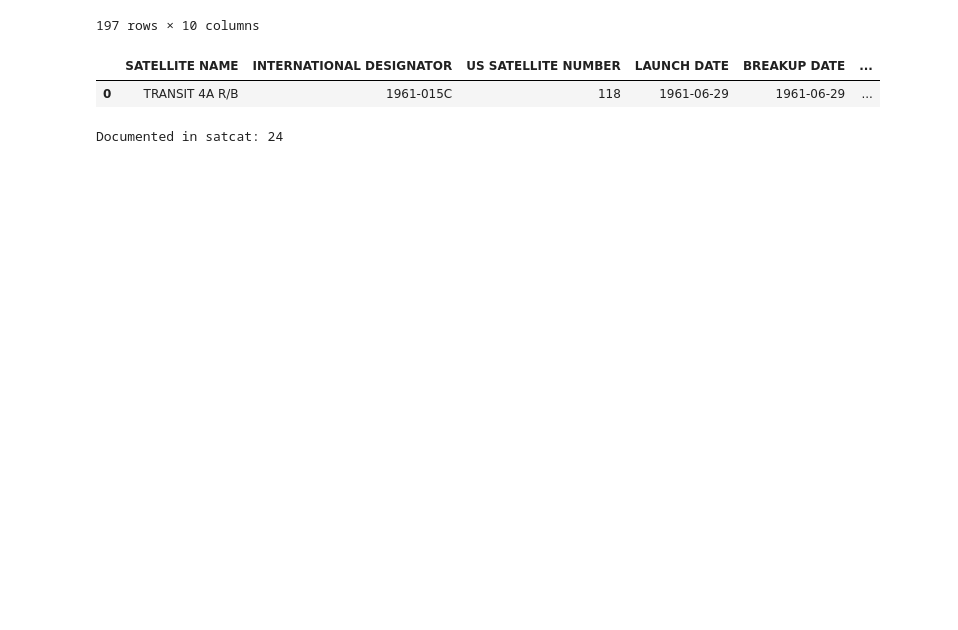
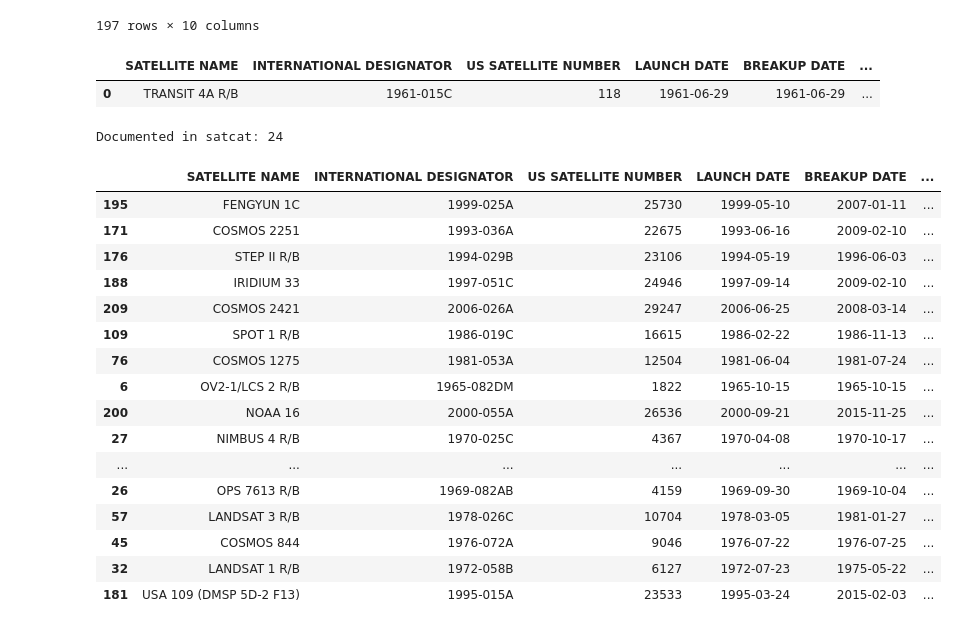
Before and after one commit to mads-hatters/SIADS-591-Orbital-Congestion, a Jupyter notebook: playground/Soph_PDF_timeseries/merge_with_spacetrack_data.ipynb, the cells around one changed output. Drawn from its saved outputs; the diff is of its cells as text; code cells hidden in the pictures; blank space fills up the shorter version.

```diff
--- a/playground/Soph_PDF_timeseries/merge_with_spacetrack_data.ipynb
+++ b/playground/Soph_PDF_timeseries/merge_with_spacetrack_data.ipynb
@@ -161,0 +158,20 @@ combined.to_pickle("../../data/satcat_incl_breakup_dates.pkl.gz","gzip")
+# %%
+df1.sort_values(by="DEBRIS CATALOGED", ascending=False).head(20)
+# %% [output]
+|  | SATELLITE NAME | INTERNATIONAL DESIGNATOR | US SATELLITE NUMBER | LAUNCH DATE | BREAKUP DATE | ... |
+| 195 | FENGYUN 1C | 1999-025A | 25730 | 1999-05-10 | 2007-01-11 | ... |
+| 171 | COSMOS 2251 | 1993-036A | 22675 | 1993-06-16 | 2009-02-10 | ... |
+| 176 | STEP II R/B | 1994-029B | 23106 | 1994-05-19 | 1996-06-03 | ... |
+| 188 | IRIDIUM 33 | 1997-051C | 24946 | 1997-09-14 | 2009-02-10 | ... |
+| 209 | COSMOS 2421 | 2006-026A | 29247 | 2006-06-25 | 2008-03-14 | ... |
+| 109 | SPOT 1 R/B | 1986-019C | 16615 | 1986-02-22 | 1986-11-13 | ... |
+| 76 | COSMOS 1275 | 1981-053A | 12504 | 1981-06-04 | 1981-07-24 | ... |
+| 6 | OV2-1/LCS 2 R/B | 1965-082DM | 1822 | 1965-10-15 | 1965-10-15 | ... |
+| 200 | NOAA 16 | 2000-055A | 26536 | 2000-09-21 | 2015-11-25 | ... |
+| 27 | NIMBUS 4 R/B | 1970-025C | 4367 | 1970-04-08 | 1970-10-17 | ... |
+| ... | ... | ... | ... | ... | ... | ... |
+| 26 | OPS 7613 R/B | 1969-082AB | 4159 | 1969-09-30 | 1969-10-04 | ... |
+| 57 | LANDSAT 3 R/B | 1978-026C | 10704 | 1978-03-05 | 1981-01-27 | ... |
+| 45 | COSMOS 844 | 1976-072A | 9046 | 1976-07-22 | 1976-07-25 | ... |
+| 32 | LANDSAT 1 R/B | 1972-058B | 6127 | 1972-07-23 | 1975-05-22 | ... |
+| 181 | USA 109 (DMSP 5D-2 F13) | 1995-015A | 23533 | 1995-03-24 | 2015-02-03 | ... |
```
Also changed, not shown: parts of 11 cells of this notebook, 1 other file.
